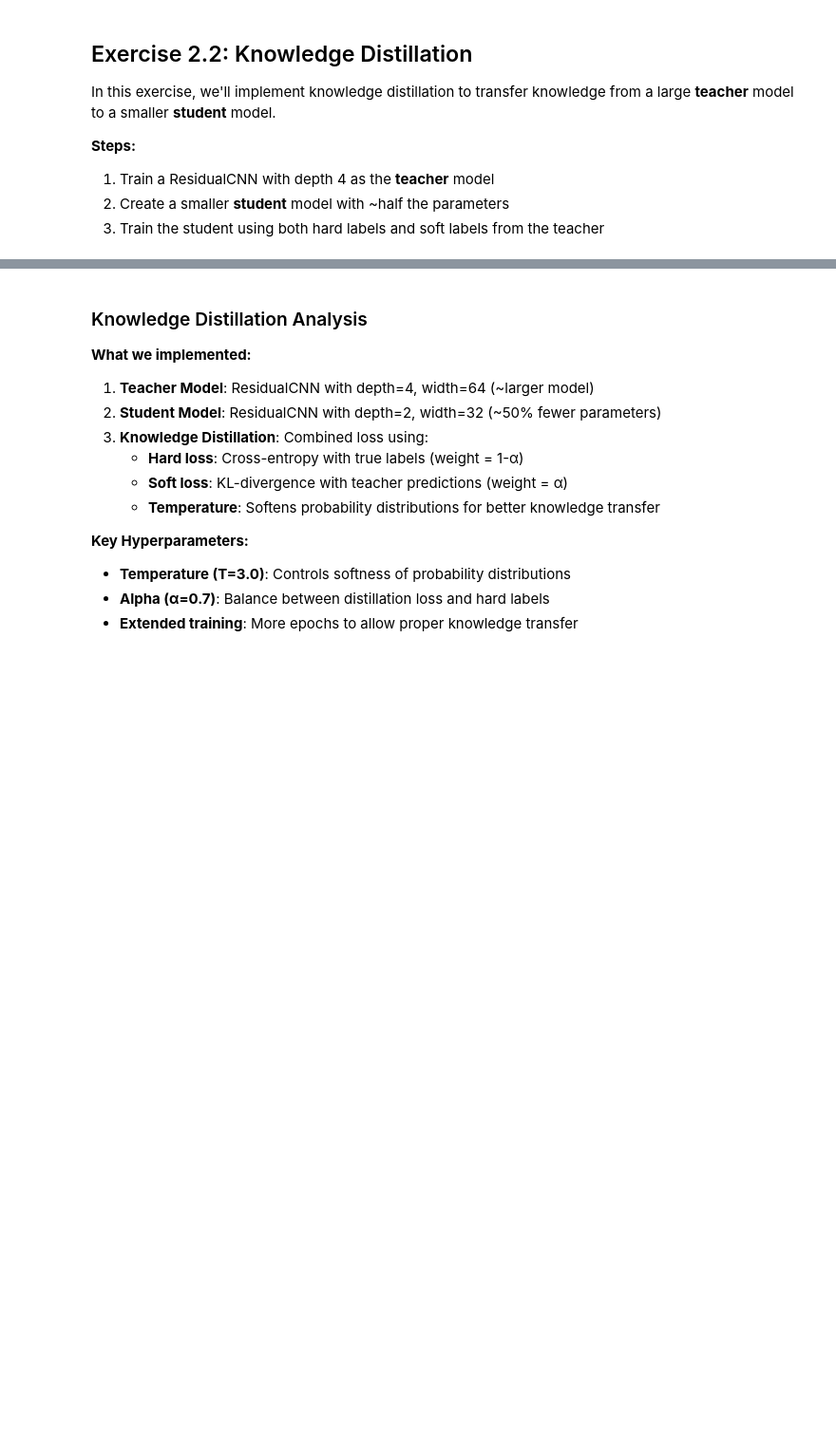
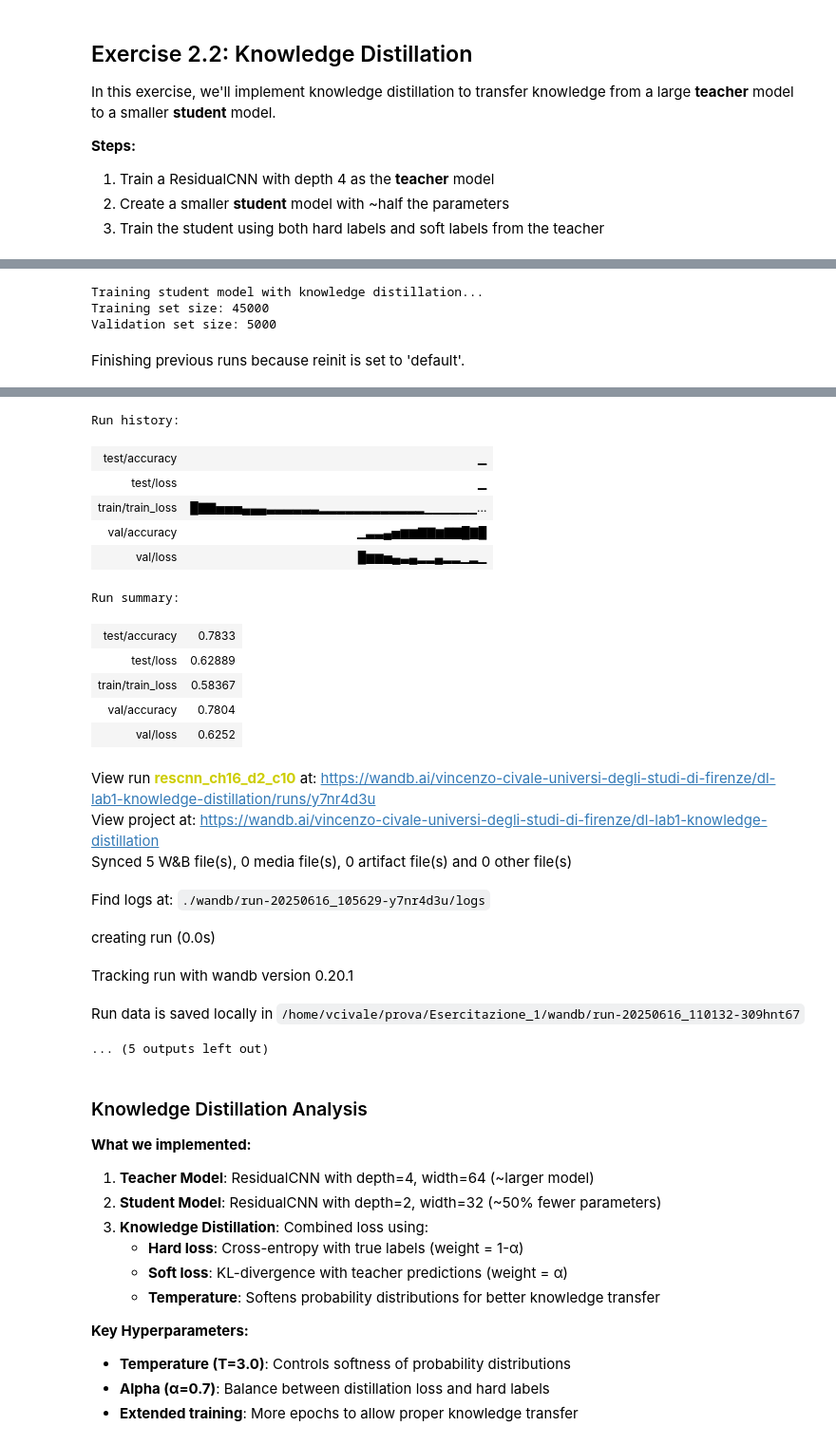
Before and after one commit to vincenzocivale/prova, a Jupyter notebook: Esercitazione_1/Lab1_CNNs.ipynb, the cells around one changed output, grey strips where cells are left out. Shown at 95% size. Drawn from its saved outputs; the diff is of its cells as text; code cells hidden in the pictures; blank space fills up the shorter version.

```diff
--- a/Esercitazione_1/Lab1_CNNs.ipynb
+++ b/Esercitazione_1/Lab1_CNNs.ipynb
@@ -924,9 +860,9 @@ print("Knowledge Distillation Trainer created!")
 # %%
 # Create a fresh student model for distillation training
-student_distilled = ResidualCNN(depth=2, width=32, num_classes=10)
+student_distilled = ResidualCNN(depth=2, num_classes=10)
 
 # Load the trained teacher model
-teacher_for_distillation = ResidualCNN(depth=4, width=64, num_classes=10)
+teacher_for_distillation = ResidualCNN(depth=4,num_classes=10)
 teacher_for_distillation.load_state_dict(teacher_model_state)
 
 # Configuration for distillation training
@@ -964,3 +900,8 @@ print(f"\nStudent (distilled) test accuracy: {student_distilled_results['accurac
 # Save distilled student model
 distilled_path = distillation_trainer.save_model("student_distilled")
 student_distilled_accuracy = student_distilled_results['accuracy']
+# %% [output]
+Training student model with knowledge distillation...
+Training set size: 45000
+Validation set size: 5000
+Finishing previous runs because reinit is set to 'default'.
@@ -967,3 +909,23 @@ student_distilled_accuracy = student_distilled_results['accuracy']
+Run history:
+| test/accuracy | ▁ |
+| test/loss | ▁ |
+| train/train_loss | █▇▇▅▅▅▄▄▄▃▃▃▃▃▃▂▂▂▂▂▂▂▂▂▂▂▂▁▁▁▁▁▁... |
+| val/accuracy | ▁▃▃▄▅▆▆▇▇▆▇▇█▇█ |
+| val/loss | █▆▆▅▄▃▄▂▂▄▂▂▁▂▁ |
+Run summary:
+| test/accuracy | 0.7833 |
+| test/loss | 0.62889 |
+| train/train_loss | 0.58367 |
+| val/accuracy | 0.7804 |
+| val/loss | 0.6252 |
+View run rescnn_ch16_d2_c10 at: https://wandb.ai/vincenzo-civale-universi-degli-studi-di-firenze/dl-lab1-knowledge-distillation/runs/y7nr4d3u
+View project at: https://wandb.ai/vincenzo-civale-universi-degli-studi-di-firenze/dl-lab1-knowledge-distillation
+Synced 5 W&B file(s), 0 media file(s), 0 artifact file(s) and 0 other file(s)
+Find logs at: ./wandb/run-20250616_105629-y7nr4d3u/logs
+creating run (0.0s)
+Tracking run with wandb version 0.20.1
+Run data is saved locally in /home/vcivale/prova/Esercitazione_1/wandb/run-20250616_110132-309hnt67
+... (5 outputs left out)
 # %%
 ### Step 4: Compare Results
 
```
Also changed, not shown: parts of 7 cells of this notebook, 31 other files.
